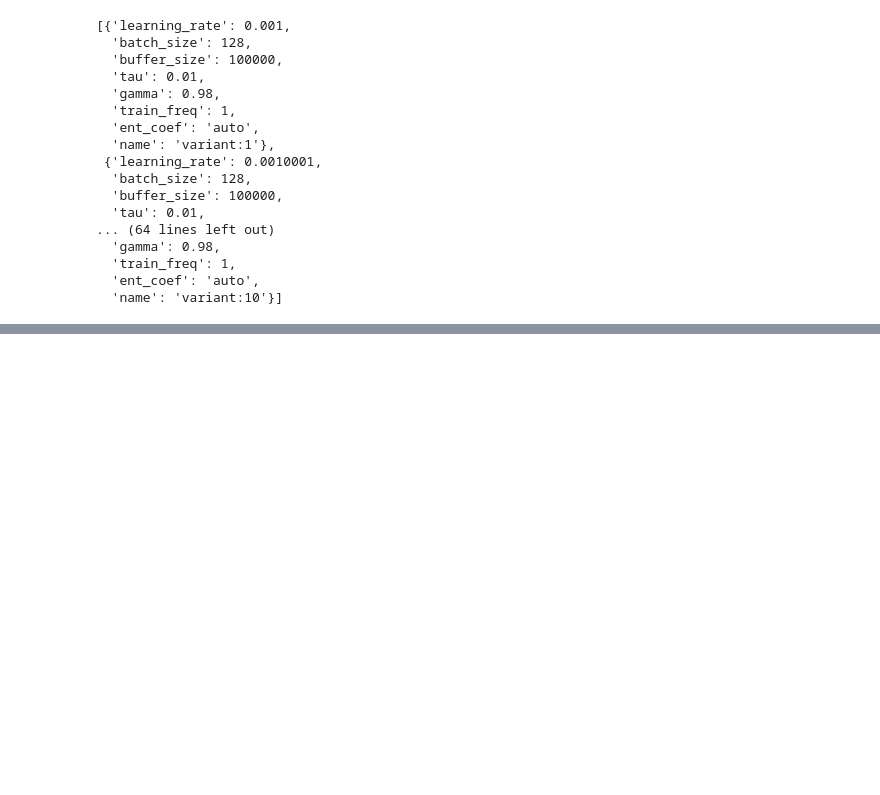
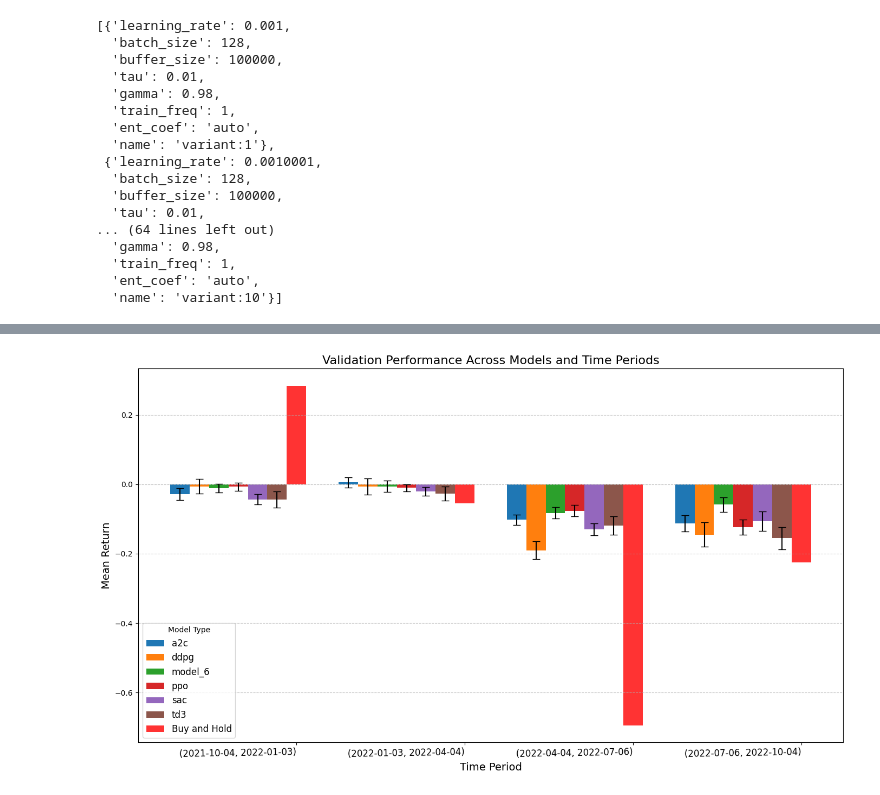
Before and after one commit to t0nyr3n/FinRL, a Jupyter notebook: examples/FinRL_Ensemble_StockTrading_ICAIF_2020_Original.ipynb, the cells around one changed output, grey strips where cells are left out. Cells and saved outputs as stored; diff of their text form; code cells hidden in the pictures; blank space fills up the shorter version.

```diff
--- a/examples/FinRL_Ensemble_StockTrading_ICAIF_2020_Original.ipynb
+++ b/examples/FinRL_Ensemble_StockTrading_ICAIF_2020_Original.ipynb
@@ -751,0 +1053,75 @@ dtype: float64
+# %%
+import pandas as pd
+import matplotlib.pyplot as plt
+import numpy as np
+%matplotlib inline
+
+# Assuming the DataFrame has the following columns: 'model_type', 'trial', 'time_window', 'return'
+stacking_validation_performance_stats = pd.read_csv('stacking_agent_validation_performance.csv')
+all_validation_performance_stats = pd.concat([stacking_validation_performance_stats, validation_performance_stats])
+
+# Group by 'model_type' and 'time_window' to compute the mean and SEM
+grouped = all_validation_performance_stats.groupby(['model_type', 'time_window']).agg(
+    mean_return=('return', 'mean'),
+    sem_return=('return', lambda x: np.std(x, ddof=1) / np.sqrt(len(x)))
+).reset_index()
+
+# Pivot the data to make it easier to plot with bar chart
+pivot_table = grouped.pivot(index='time_window', columns='model_type', values='mean_return')
+error_table = grouped.pivot(index='time_window', columns='model_type', values='sem_return')
+
+# Define baseline values for the time windows
+baseline_values = [
+    baseline_1.to_dict()[0]['Annual return'],
+    baseline_2.to_dict()[0]['Annual return'],
+    baseline_3.to_dict()[0]['Annual return'],
+    baseline_4.to_dict()[0]['Annual return']
+]
+
+# Add the baseline data to the pivot table for easier plotting
+pivot_table['Baseline'] = baseline_values
+
+
+# Define bar width and spacing between groups
+bar_width = 0.12  # Bars within the same group touch but do not overlap
+group_spacing = 0.2  # Gap between different time windows
+
+# Define time window labels
+time_window_labels = [
+    '(2021-10-04, 2022-01-03)',
+    '(2022-01-03, 2022-04-04)',
+    '(2022-04-04, 2022-07-06)',
+    '(2022-07-06, 2022-10-04)'
+]
+
+x = np.arange(len(time_window_labels)) * (len(pivot_table.columns) * bar_width + group_spacing)
+
+# Create the bar chart
+fig, ax = plt.subplots(figsize=(14, 8))
+
+# Plot bars for each model_type, including baseline
+for i, model in enumerate(pivot_table.columns):
+    ax.bar(
+        x + i * bar_width,  # Bars for each model are side by side
+        pivot_table[model],
+        bar_width,
+        label=model if model != "Baseline" else "Buy and Hold",
+        yerr=error_table[model] if model != "Baseline" else None,  # No error bars for baseline
+        capsize=5 if model != "Baseline" else None,
+        color='red' if model == "Baseline" else None,  # Use red for baseline bars
+        alpha=0.8 if model == "Baseline" else 1.0
+    )
+
+ax.set_xticks(x + (len(pivot_table.columns) - 1) * bar_width)
+ax.set_xticklabels(time_window_labels, rotation=1, ha='right', fontsize=12)  # Rotate labels for better readability
+
+ax.set_xlabel("Time Period", fontsize=14)
+ax.set_ylabel("Mean Return", fontsize=14)
+ax.set_title("Validation Performance Across Models and Time Periods", fontsize=16)
+ax.legend(title="Model Type", fontsize=12, loc='best')
+ax.grid(axis='y', linestyle='--', alpha=0.7)
+
+plt.tight_layout()
+plt.show()
+# %% [output]
+[figure, added]
```
Also changed, not shown: parts of 22 cells of this notebook, 3 other files.
